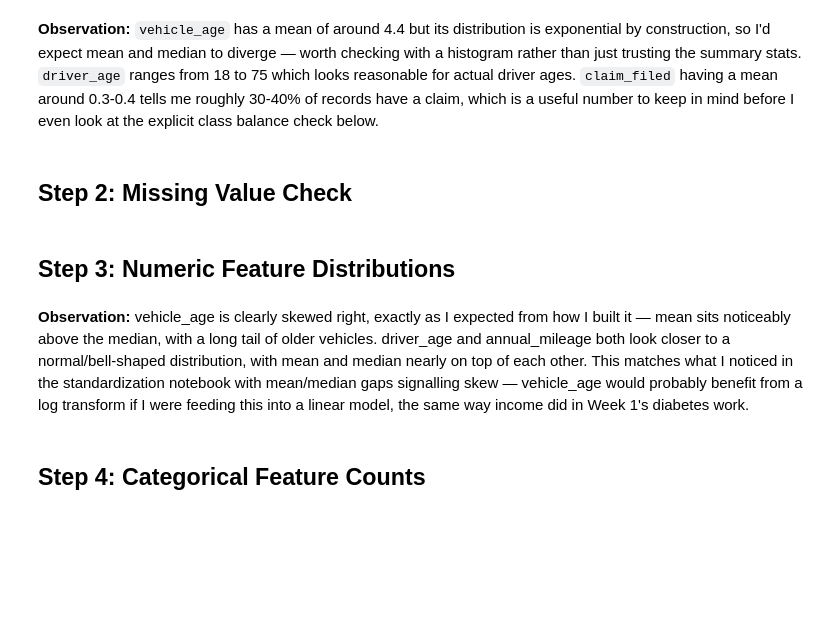
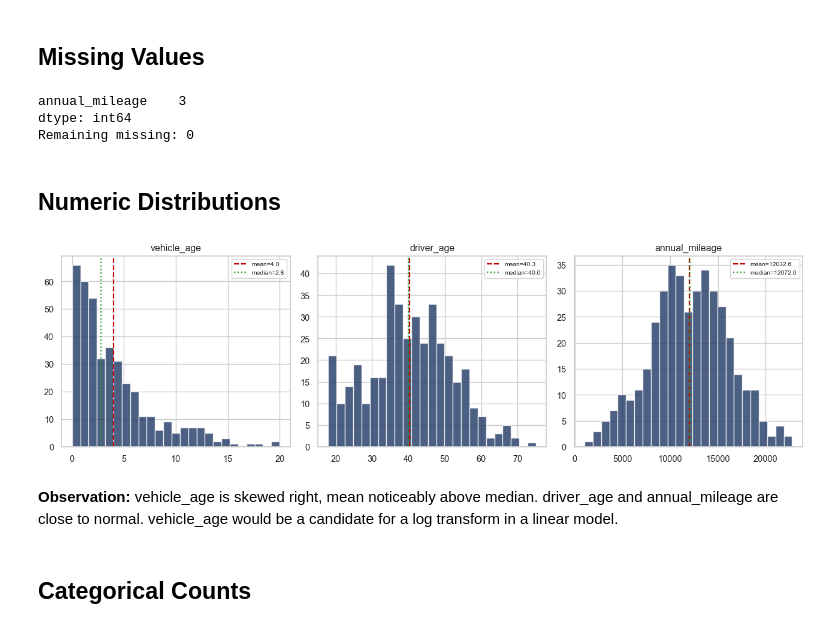
Before and after one commit to mohitkhyalia1/sos_2026, a Jupyter notebook: Week 2/eda_practice.ipynb, the cells around one changed output. Cells and saved outputs as stored; diff of their text form; code cells hidden in the pictures; blank space fills up the shorter version.

```diff
--- a/Week 2/eda_practice.ipynb
+++ b/Week 2/eda_practice.ipynb
@@ -89,34 +96,32 @@ df.describe().round(1)
-# %% [markdown]
-**Observation:** `vehicle_age` has a mean of around 4.4 but its distribution is exponential by construction, so I'd expect mean and median to diverge — worth checking with a histogram rather than just trusting the summary stats. `driver_age` ranges from 18 to 75 which looks reasonable for actual driver ages. `claim_filed` having a mean around 0.3-0.4 tells me roughly 30-40% of records have a claim, which is a useful number to keep in mind before I even look at the explicit class balance check below.
-# %% [markdown]
-## Step 2: Missing Value Check
+# %% [markdown]
+## Missing Values
 # %%
 missing = df.isnull().sum()
 print(missing[missing > 0])
-
-# Fixing it before moving on, using what I practiced in the missing values notebook
 df['annual_mileage'] = df['annual_mileage'].fillna(df['annual_mileage'].median())
-print('\nAfter filling, missing values remaining:', df.isnull().sum().sum())
+print('Remaining missing:', df.isnull().sum().sum())
+# %% [output]
+annual_mileage    3
+dtype: int64
+Remaining missing: 0
 # %% [markdown]
-## Step 3: Numeric Feature Distributions
+## Numeric Distributions
 # %%
 fig, axes = plt.subplots(1, 3, figsize=(13, 4))
-
-numeric_cols = ['vehicle_age', 'driver_age', 'annual_mileage']
-for ax, col in zip(axes, numeric_cols):
+for ax, col in zip(axes, ['vehicle_age', 'driver_age', 'annual_mileage']):
     ax.hist(df[col], bins=25, color='#1F3864', alpha=0.8, edgecolor='white')
     ax.axvline(df[col].mean(), color='#C00000', linestyle='--', lw=1.6, label=f'mean={df[col].mean():.1f}')
     ax.axvline(df[col].median(), color='#2CA02C', linestyle=':', lw=1.6, label=f'median={df[col].median():.1f}')
     ax.set_title(col)
     ax.legend(fontsize=7.5)
-
-plt.suptitle('Numeric Feature Distributions', fontsize=12)
 plt.tight_layout()
-plt.savefig('eda_numeric_distributions.png', dpi=150)
 plt.show()
+# %% [output]
+[figure, added]
-# %% [markdown]
-**Observation:** vehicle_age is clearly skewed right, exactly as I expected from how I built it — mean sits noticeably above the median, with a long tail of older vehicles. driver_age and annual_mileage both look closer to a normal/bell-shaped distribution, with mean and median nearly on top of each other. This matches what I noticed in the standardization notebook with mean/median gaps signalling skew — vehicle_age would probably benefit from a log transform if I were feeding this into a linear model, the same way income did in Week 1's diabetes work.
+# %% [markdown]
+**Observation:**
+vehicle_age is skewed right, mean noticeably above median. driver_age and annual_mileage are close to normal. vehicle_age would be a candidate for a log transform in a linear model.
 # %% [markdown]
-## Step 4: Categorical Feature Counts
+## Categorical Counts
 # %%
 fig, axes = plt.subplots(1, 2, figsize=(11, 4))
```
Also changed, not shown: parts of 26 cells of this notebook, 11 other files.
